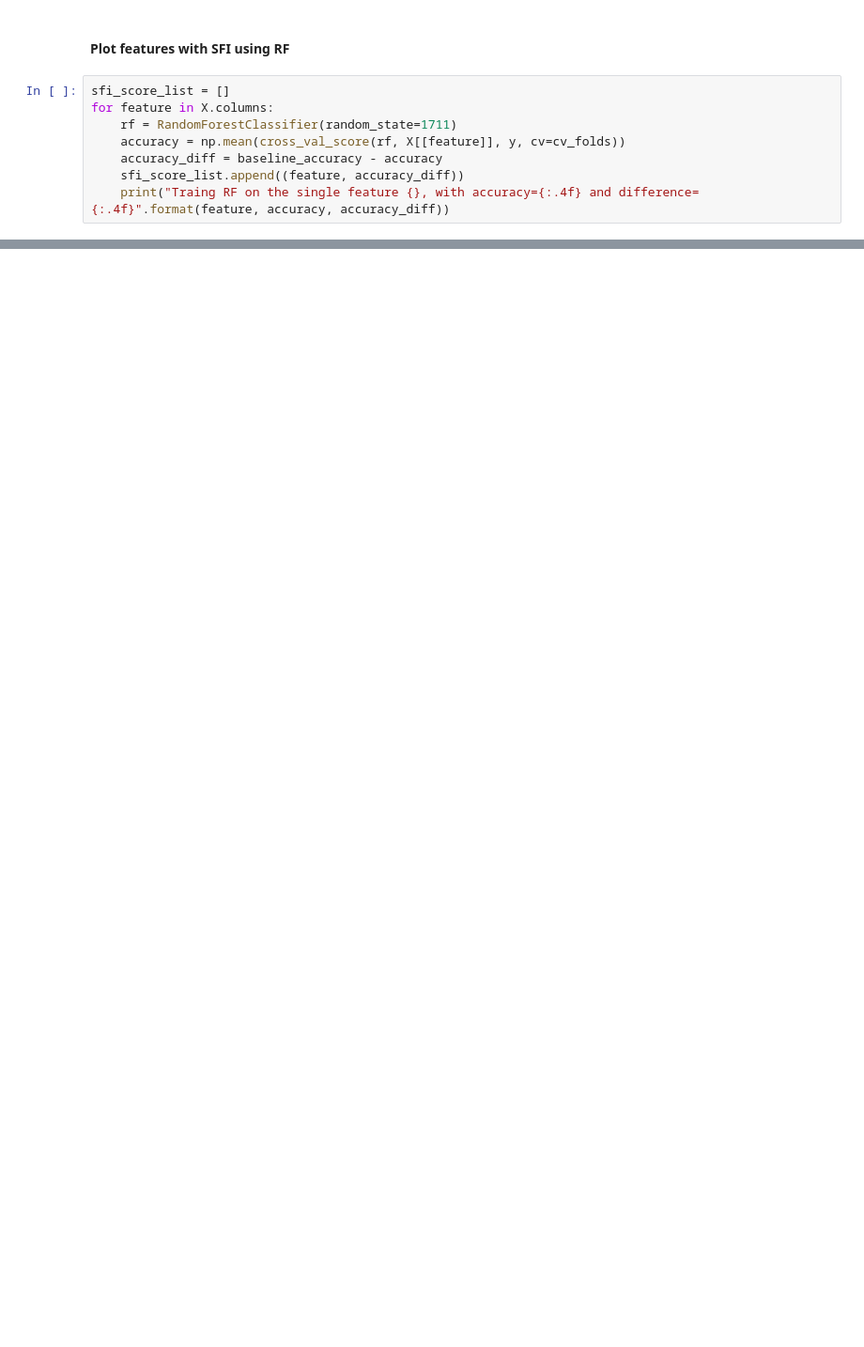
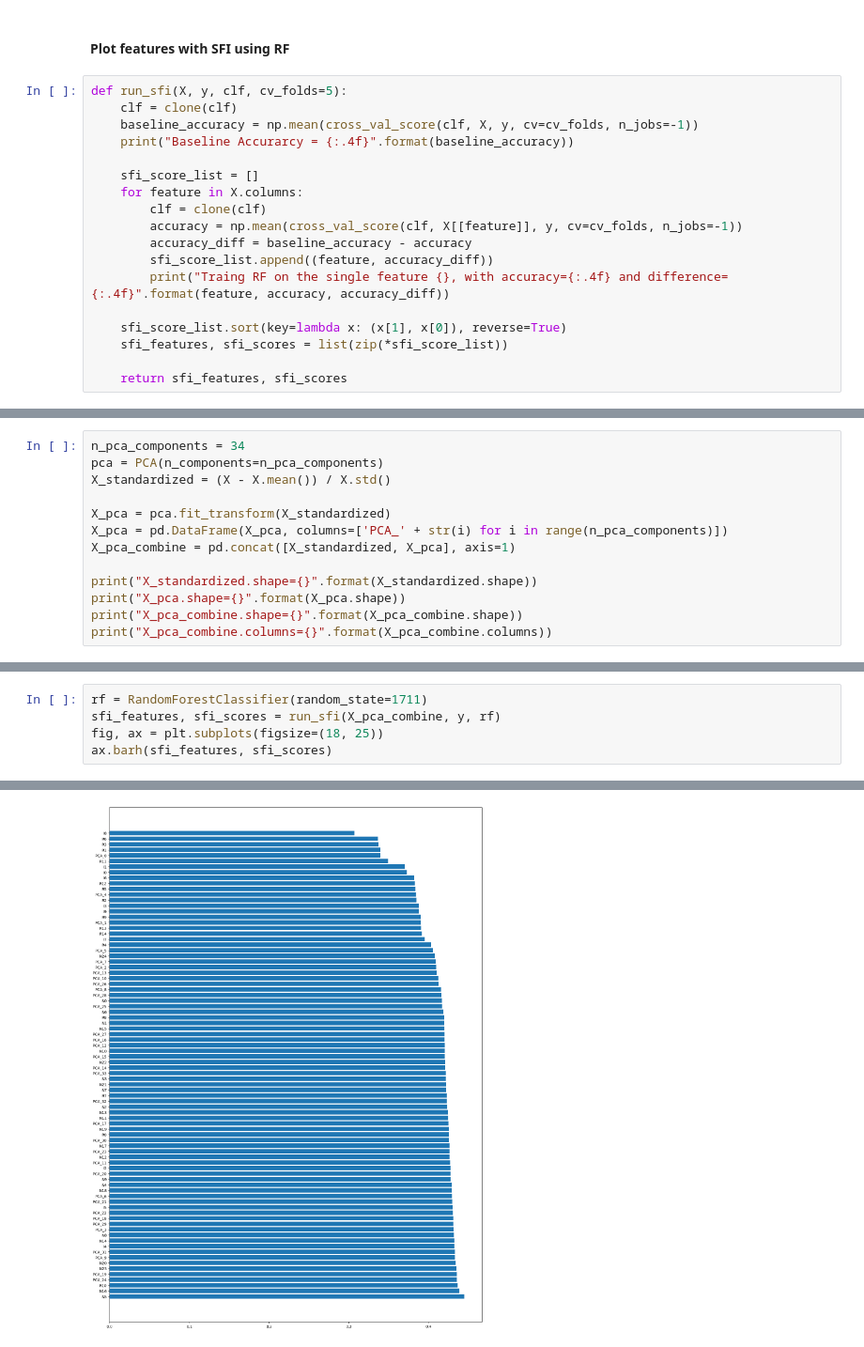
Before and after one commit to khoihd/AdvancesFinancialMachineLearning, a Jupyter notebook: chapter_8/chapter8_problems.ipynb, the cells around one changed output, grey strips where cells are left out. Shown: that part at 94% size. Saved outputs shown, nothing was run; the diff lists cells and outputs as text; blank space fills up the shorter version.

```diff
--- a/chapter_8/chapter8_problems.ipynb
+++ b/chapter_8/chapter8_problems.ipynb
@@ -110,10 +121,20 @@ ax.barh(mda_features, mda_scores)
 # %% [markdown]
 #### Plot features with SFI using RF
 # %%
-sfi_score_list = []
-for feature in X.columns:
-    rf = RandomForestClassifier(random_state=1711)
-    accuracy = np.mean(cross_val_score(rf, X[[feature]], y, cv=cv_folds))
-    accuracy_diff = baseline_accuracy - accuracy
-    sfi_score_list.append((feature, accuracy_diff))
-    print("Traing RF on the single feature {}, with accuracy={:.4f} and difference={:.4f}".format(feature, accuracy, accuracy_diff))
+def run_sfi(X, y, clf, cv_folds=5):
+    clf = clone(clf)
+    baseline_accuracy = np.mean(cross_val_score(clf, X, y, cv=cv_folds, n_jobs=-1))
+    print("Baseline Accurarcy = {:.4f}".format(baseline_accuracy))
+
+    sfi_score_list = []
+    for feature in X.columns:
+        clf = clone(clf)
+        accuracy = np.mean(cross_val_score(clf, X[[feature]], y, cv=cv_folds, n_jobs=-1))
+        accuracy_diff = baseline_accuracy - accuracy
+        sfi_score_list.append((feature, accuracy_diff))
+        print("Traing RF on the single feature {}, with accuracy={:.4f} and difference={:.4f}".format(feature, accuracy, accuracy_diff))
+
+    sfi_score_list.sort(key=lambda x: (x[1], x[0]), reverse=True)
+    sfi_features, sfi_scores = list(zip(*sfi_score_list))
+
+    return sfi_features, sfi_scores
@@ -146,0 +170,13 @@ ax.barh(sfi_features, sfi_scores)
+# %%
+n_pca_components = 34
+pca = PCA(n_components=n_pca_components)
+X_standardized = (X - X.mean()) / X.std()
+
+X_pca = pca.fit_transform(X_standardized)
+X_pca = pd.DataFrame(X_pca, columns=['PCA_' + str(i) for i in range(n_pca_components)])
+X_pca_combine = pd.concat([X_standardized, X_pca], axis=1)
+
+print("X_standardized.shape={}".format(X_standardized.shape))
+print("X_pca.shape={}".format(X_pca.shape))
+print("X_pca_combine.shape={}".format(X_pca_combine.shape))
+print("X_pca_combine.columns={}".format(X_pca_combine.columns))
@@ -146,0 +237,6 @@ ax.barh(sfi_features, sfi_scores)
+# %%
+rf = RandomForestClassifier(random_state=1711)
+sfi_features, sfi_scores = run_sfi(X_pca_combine, y, rf)
+fig, ax = plt.subplots(figsize=(18, 25))
+ax.barh(sfi_features, sfi_scores)
+# %% [output]
@@ -146,0 +261 @@ ax.barh(sfi_features, sfi_scores)
+[figure, added]
```
Also changed, not shown: parts of 23 cells of this notebook.
